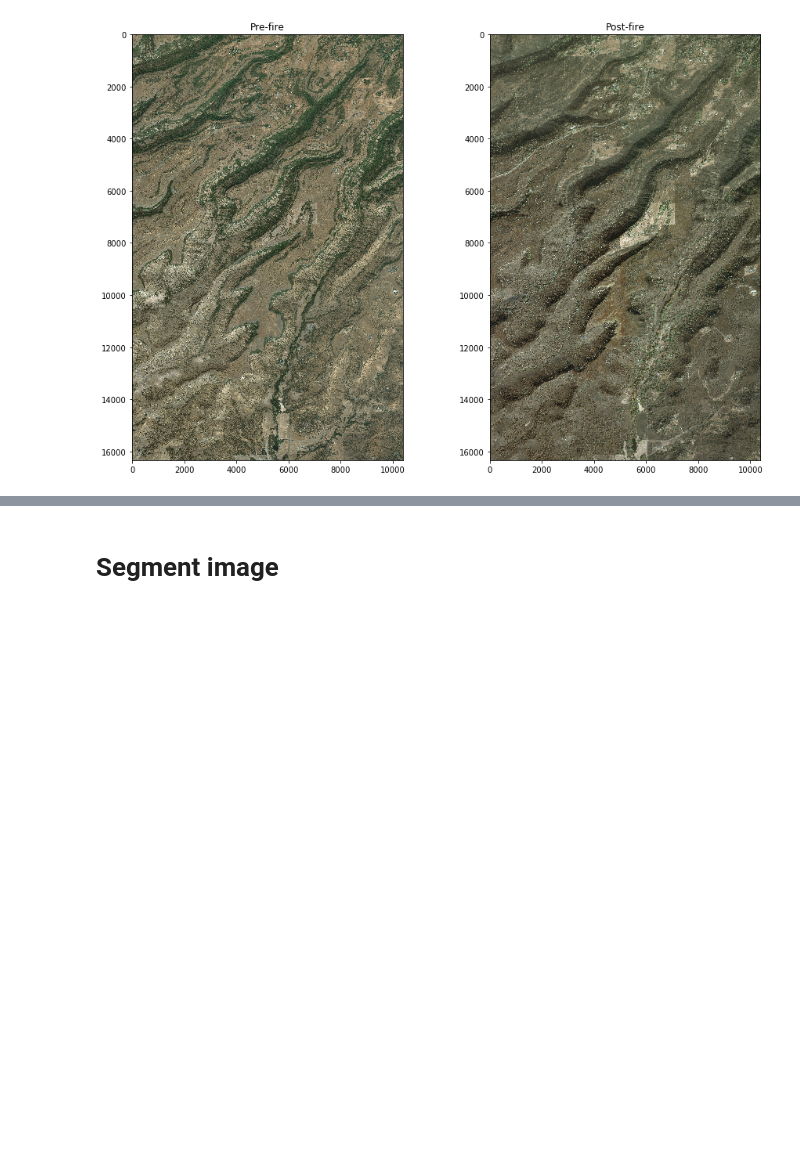
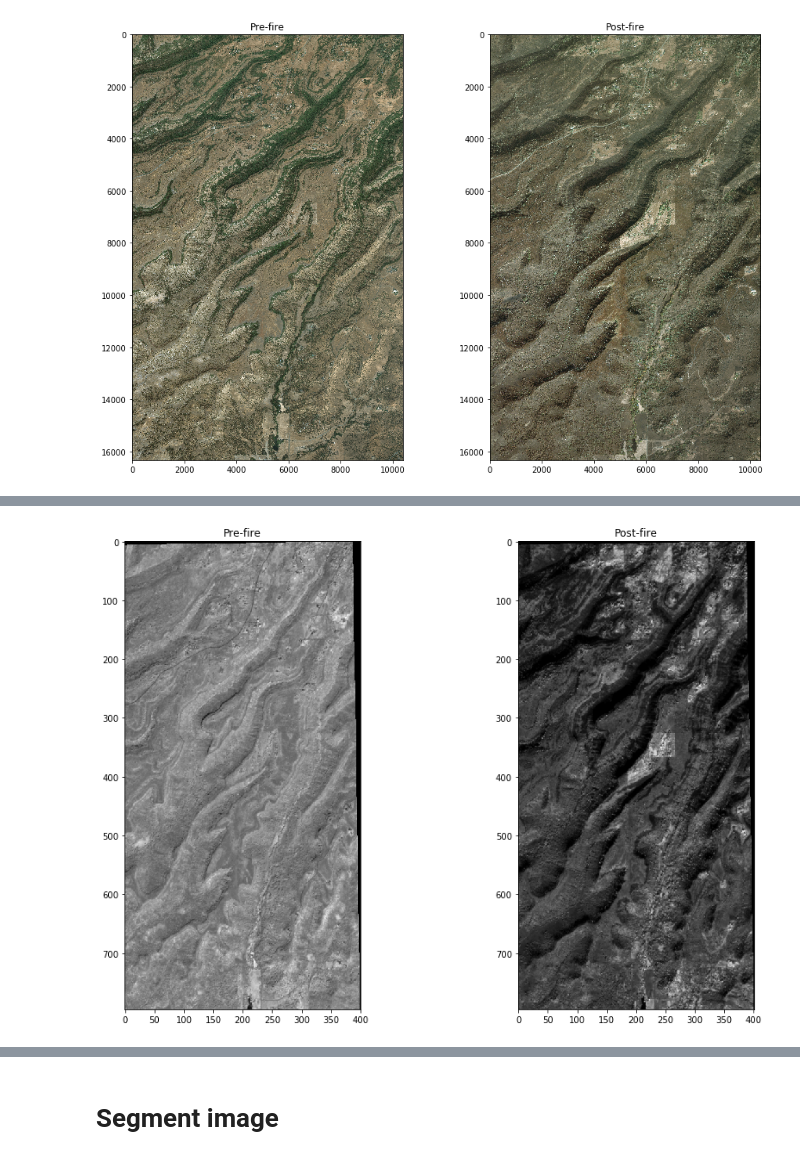
Before and after one commit to aalten77/wildfireassessment, a Jupyter notebook: WildFireDamageAssessment.ipynb, the cells around one changed output, grey strips where cells are left out. Cells and saved outputs as stored; diff of their text form; code cells hidden in the pictures; blank space fills up the shorter version.

```diff
--- a/WildFireDamageAssessment.ipynb
+++ b/WildFireDamageAssessment.ipynb
@@ -34,8 +39,8 @@ fps_wv_post = list(filepath_post.glob("2*.tif"))
 fps_wv_pre = list(filepath_pre.glob("2*.tif"))
 
 #Sent2 Post/Pre
-fp_sent2_post = filepath_post / "B08_post_clipped.tif"
-fp_sent2_pre = filepath_pre / "B08_pre_clipped.tif"
+fp_sent2_post = filepath_post / "B08_post_clipped_byte_scaled.tif"
+fp_sent2_pre = filepath_pre / "B08_pre_clipped_byte_scaled.tif"
 # %%
 str(fps_wv_post[0])
 # %% [output]
@@ -43,4 +48,7 @@ str(fps_wv_post[0])
 # %%
 raster_src_post, rgb_post = readRGBImg(fps_wv_post[0])
 raster_src_pre, rgb_pre = readRGBImg(fps_wv_pre[0])
+# %%
+raster_src_post_b08, b08_post = readOneImg(fp_sent2_post)
+raster_src_pre_b08, b08_pre = readOneImg(fp_sent2_pre)
 # %%
@@ -108,0 +139,12 @@ plt.show()
+# %%
+out_img_pre_b08, out_img_transform_pre_b08 = clipImg(bbox_post, raster_src_pre_b08, proj=4326)
+out_img_post_b08, out_img_transform_post_b08 = clipImg(bbox_post, raster_src_post_b08, proj=4326)
+# %%
+fig, (ax1, ax2) = plt.subplots(ncols=2, figsize=(15, 10))
+im = ax1.imshow(out_img_pre_b08[0], cmap='gray')
+ax1.set_title("Pre-fire")
+im = ax2.imshow(out_img_post_b08[0], cmap='gray')
+ax2.set_title("Post-fire")
+plt.show()
+# %% [output]
+[figure, added]
```
Also changed, not shown: parts of 42 cells of this notebook, 1 other file.
